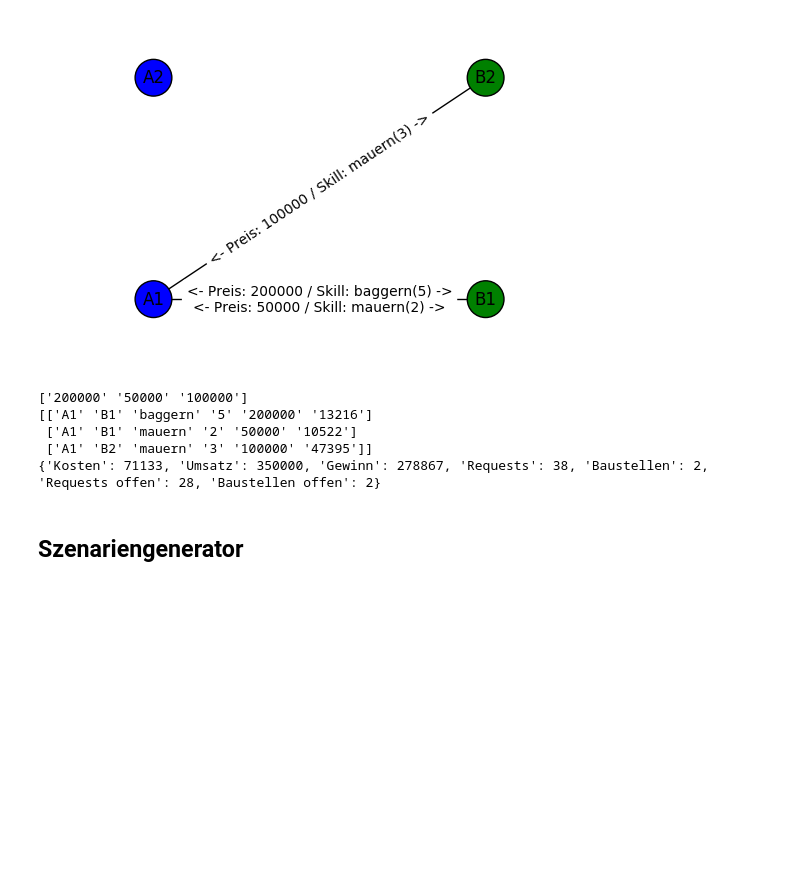
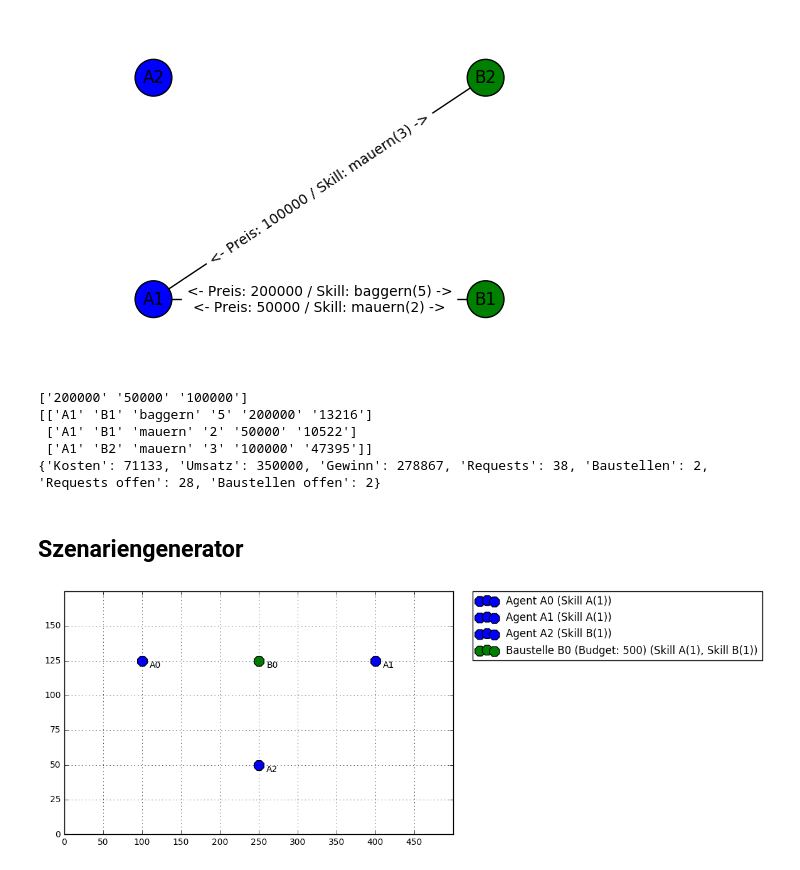
Before and after one commit to mhhf/AOTidF-bagger, a Jupyter notebook: GameFramework.ipynb, the cells around one changed output. Cells and saved outputs as stored; diff of their text form; code cells hidden in the pictures; blank space fills up the shorter version.

```diff
--- a/GameFramework.ipynb
+++ b/GameFramework.ipynb
@@ -420,6 +420,12 @@ class Scenario:
         else:  # Skill nicht mehr vorhanden bei Site
             return None
 
+    def getAgent(self, id):
+        return [elem for elem in self.agents if elem._id == id][0]
+
+    def getSite(self, id):
+        return [elem for elem in self.sites if elem._id == id][0]
+
 
     def distance(self, a, b):
         return ( ((a.x-b.x)**2)+((a.y-b.y)**2) )**0.5
@@ -641,3 +647,23 @@ def generateScenaries(agentsNumber=2, sitesNumber=3, skillsNumber=2, \
         scenaries.append(Scenario(agents=sc[0], sites=sc[1]))
 
     return scenaries
+# %%
+# Szenario Denis - exchangeable agents
+'''
+mapWidth = 500
+mapHeight = 175
+
+skA = Skill("Skill A")
+skB = Skill("Skill B")
+costF = 'lambda k,d:(k/5+1)*d+200*k'
+
+siteAB  = Site([SkillReq(skA, 1), SkillReq(skB, 1)], 500, x=250, y=125)
+
+agentA1 = Agent([SkillCap(skA, 1, costF), ], x=100, y=125)
+agentA2 = Agent([SkillCap(skA, 1, costF), ], x=400, y=125)
+agentB  = Agent([SkillCap(skB, 1, costF), ], x=250, y= 50)
+sc = Scenario(agents=[agentA1, agentA2, agentB], sites=[siteAB, ])
+sc.plotMap()
+'''
+# %% [output]
+[figure, added]
```
Also changed, not shown: 1 other file.
